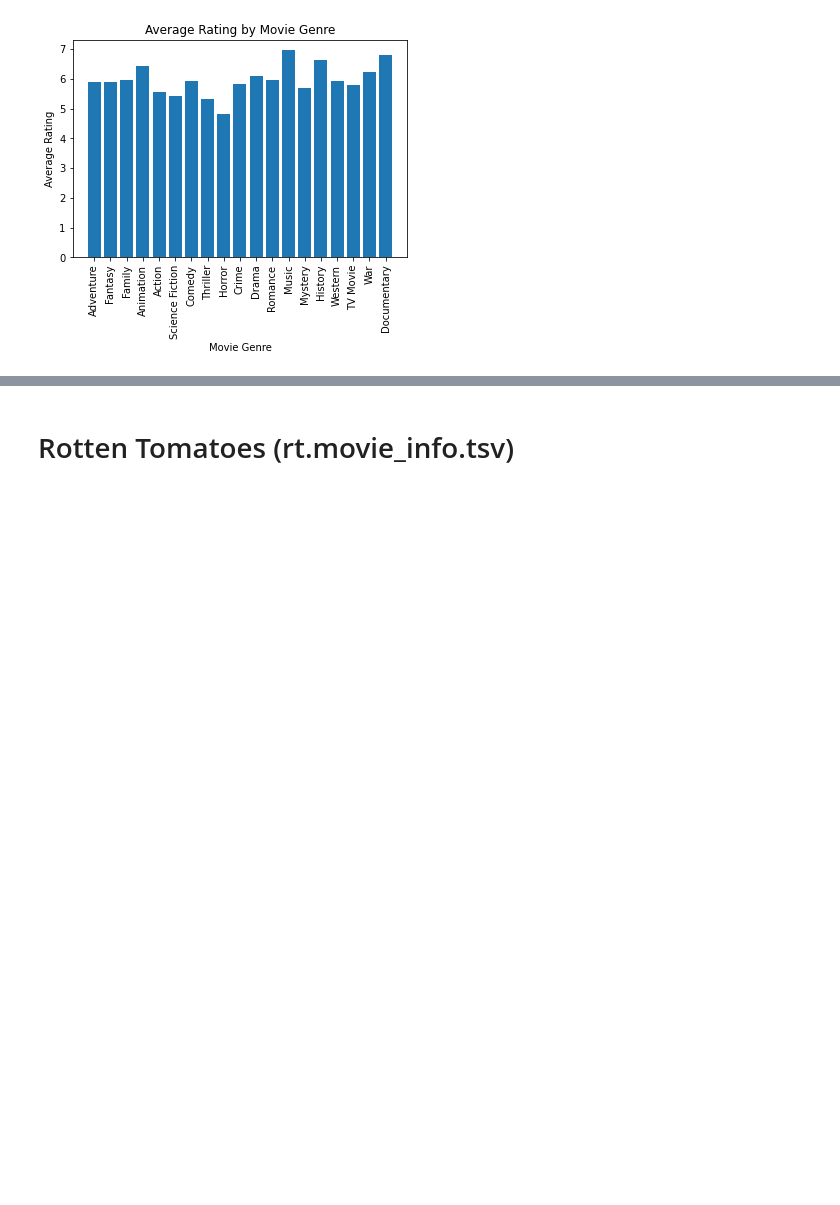
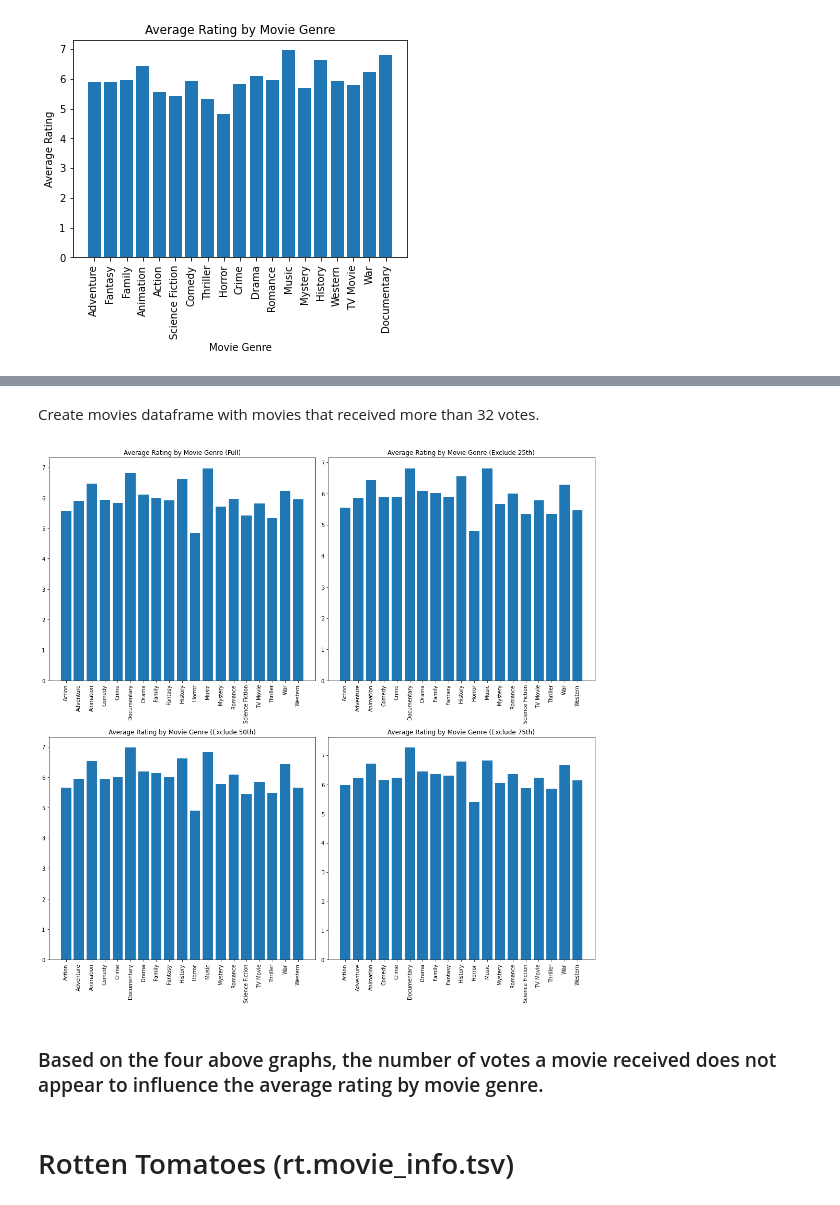
Before and after one commit to ThomasHChapman/p1_project, a Jupyter notebook: ZachWorkingNotebook.ipynb, the cells around one changed output, grey strips where cells are left out. Cells and saved outputs as stored; diff of their text form; code cells hidden in the pictures; blank space fills up the shorter version.

Commit message:
create plots to determine if the vote count affects avg rating by movie genre

```diff
--- a/ZachWorkingNotebook.ipynb
+++ b/ZachWorkingNotebook.ipynb
@@ -237,3 +232,37 @@ ax.set_xlabel('Movie Genre');
+# %%
+df_movies_50 = df_movies[df_movies['vote_count'] > 6]
+# %%
+avg_50th = get_avg_rating(df_movies_50, genre_dict)
+# %% [markdown]
+Create movies dataframe with movies that received more than 32 votes.
+# %%
+df_movies_75 = df_movies[df_movies['vote_count'] > 32]
+# %%
+avg_75th = get_avg_rating(df_movies_75, genre_dict)
+# %%
+fig, ax = plt.subplots(figsize=(15,15), ncols=2, nrows=2)
+
+ax[0,0].bar(x=list(avg_full.keys()), height=list(avg_full.values()));
+ax[0,0].tick_params(axis='x', rotation=90);
+ax[0,0].set_title('Average Rating by Movie Genre (Full)');
+
+ax[0,1].bar(x=list(avg_25th.keys()), height=list(avg_25th.values()));
+ax[0,1].tick_params(axis='x', rotation=90);
+ax[0,1].set_title('Average Rating by Movie Genre (Exclude 25th)');
+
+ax[1,0].bar(x=list(avg_50th.keys()), height=list(avg_50th.values()));
+ax[1,0].tick_params(axis='x', rotation=90);
+ax[1,0].set_title('Average Rating by Movie Genre (Exclude 50th)');
+
+ax[1,1].bar(x=list(avg_75th.keys()), height=list(avg_75th.values()));
+ax[1,1].tick_params(axis='x', rotation=90);
+ax[1,1].set_title('Average Rating by Movie Genre (Exclude 75th)');
+
+fig.tight_layout()
+# %% [output]
+[figure, added]
+# %% [markdown]
+### Based on the four above graphs, the number of votes a movie received does not appear to influence the average rating by movie genre.
 # %% [markdown]
 # Rotten Tomatoes (rt.movie_info.tsv)
 # %%
```
Also changed, not shown: parts of 8 cells of this notebook.
